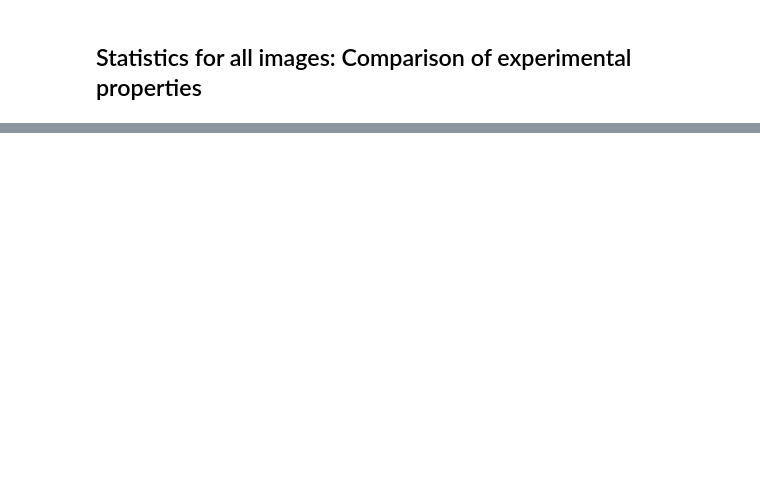
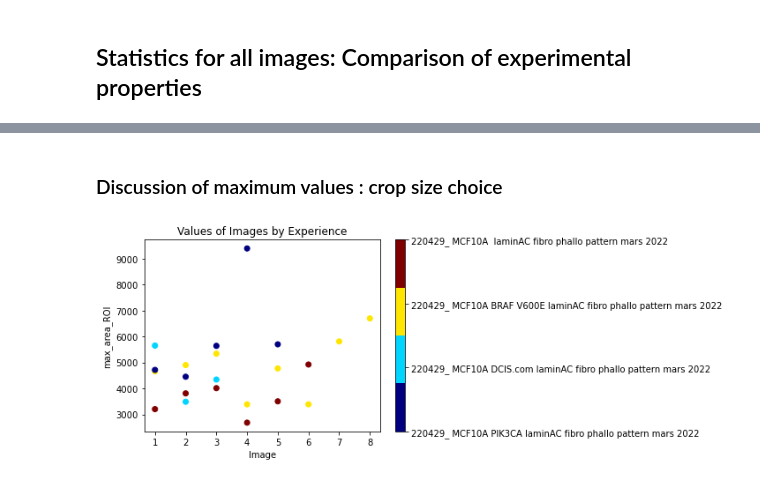
Before and after one commit to souheib1/Refinement-of-DL-approaches-for-unsupervised-cell-segmentation-classification-on-microfluidic-images, a Jupyter notebook: segmentation/stats of cells.ipynb, the cells around one changed output, grey strips where cells are left out. Saved outputs shown, nothing was run; the diff lists cells and outputs as text; code cells hidden in the pictures; blank space fills up the shorter version.

```diff
--- a/segmentation/stats of cells.ipynb
+++ b/segmentation/stats of cells.ipynb
@@ -220,0 +232,6 @@ plot_features(mean_widths,"mean_width_ROI")
+# %% [markdown]
+### Discussion of maximum values : crop size choice
+# %%
+plot_features(max_areas,"max_area_ROI")
+# %% [output]
+[figure, added]
```
Also changed, not shown: parts of 9 cells of this notebook, 1 other file.
